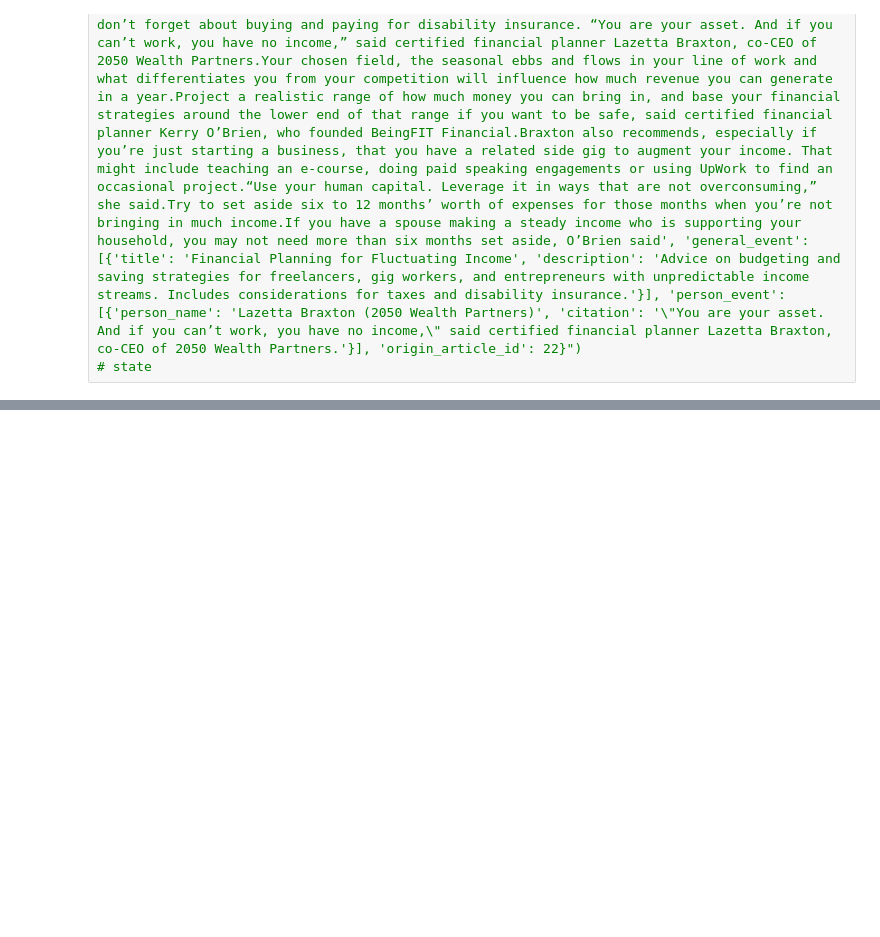
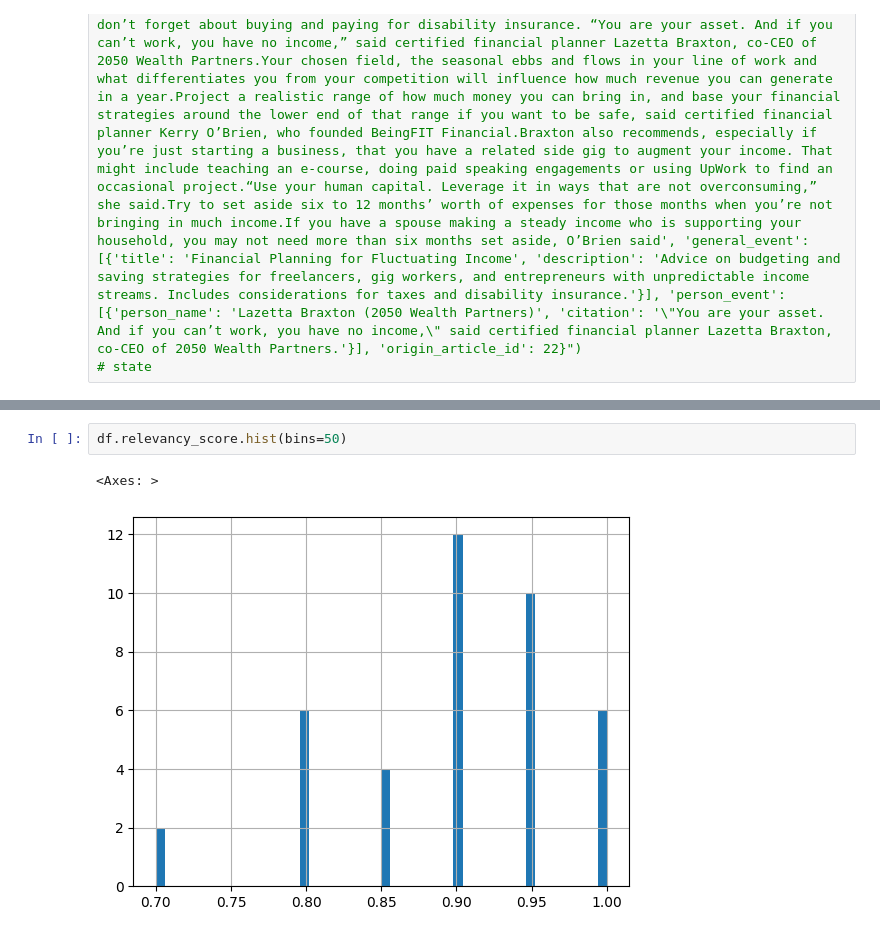
Before and after one commit to Demvok/NewsAnalysis, a Jupyter notebook: main_test.ipynb, the cells around one changed output, grey strips where cells are left out. Saved outputs shown, nothing was run; the diff lists cells and outputs as text; blank space fills up the shorter version.

```diff
--- a/main_test.ipynb
+++ b/main_test.ipynb
@@ -201,0 +282,5 @@ t_get_unprocessed_chunks_input()
+# %%
+df.relevancy_score.hist(bins=50)
+# %% [output]
+<Axes: >
+[figure, added]
```
Also changed, not shown: parts of 25 cells of this notebook, 4 other files.
